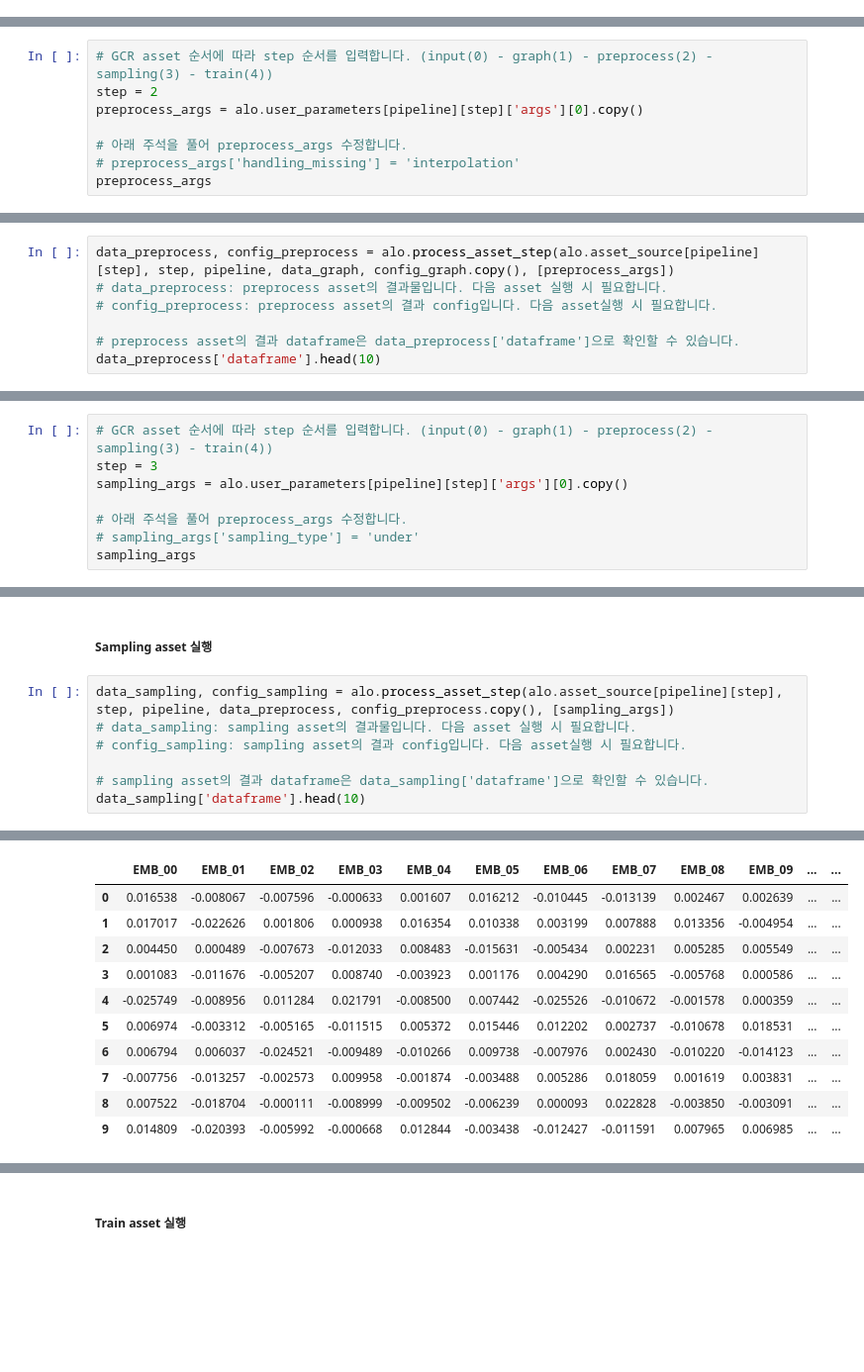
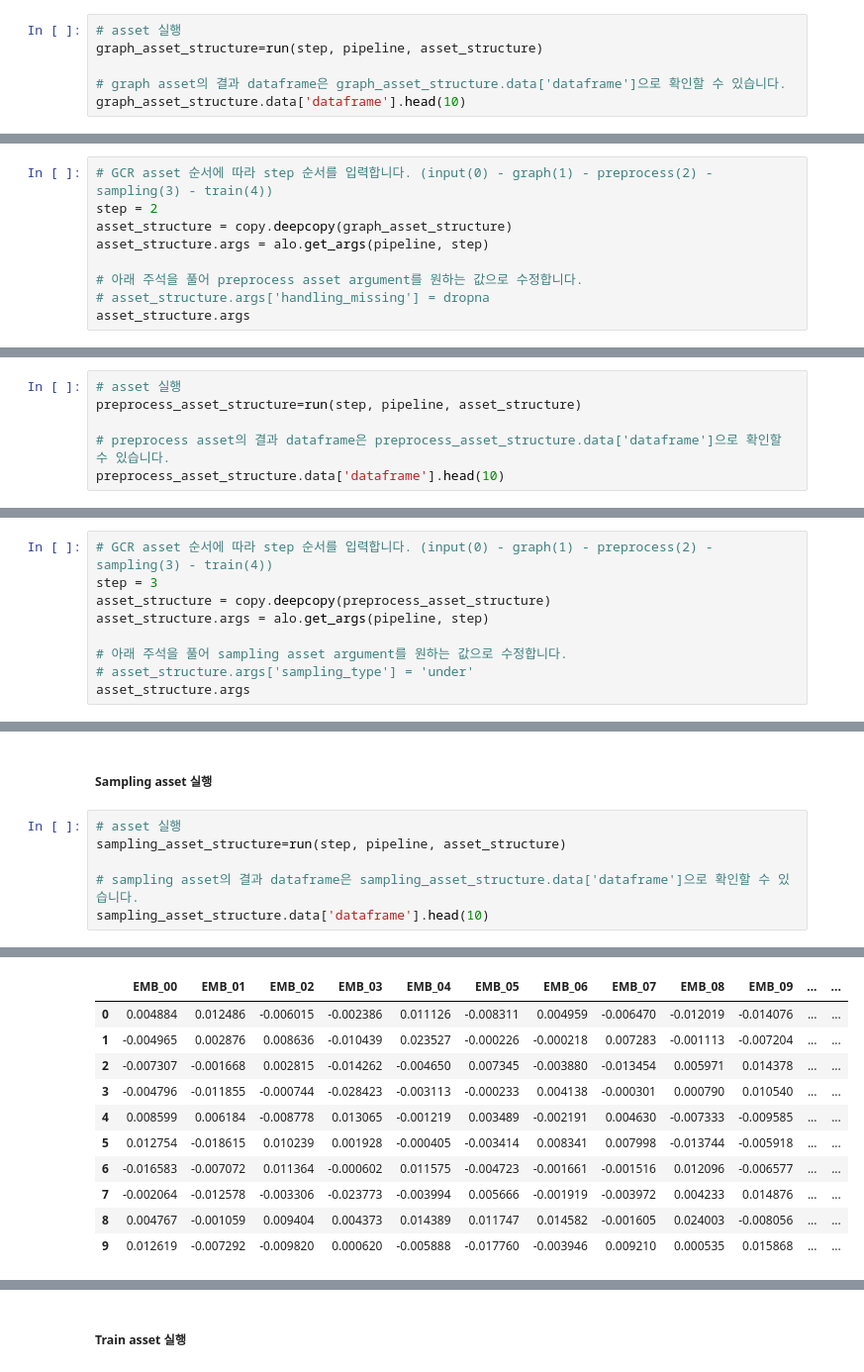
Before and after one commit to mellerikat-aicontents/Graph-powered-Classification-Regression, a Jupyter notebook: GCR_asset_run_template.ipynb, the cells around one changed output, grey strips where cells are left out. Shown at 99% size. Saved outputs shown, nothing was run; the diff lists cells and outputs as text; blank space fills up the shorter version.

```diff
--- a/GCR_asset_run_template.ipynb
+++ b/GCR_asset_run_template.ipynb
@@ -202,0 +145,6 @@ In __del__: pbg deleted
+# %%
+# asset 실행
+graph_asset_structure=run(step, pipeline, asset_structure)
+
+# graph asset의 결과 dataframe은 graph_asset_structure.data['dataframe']으로 확인할 수 있습니다.
+graph_asset_structure.data['dataframe'].head(10)
@@ -209,11 +203,12 @@ In __del__: pbg deleted
 # %%
 # GCR asset 순서에 따라 step 순서를 입력합니다. (input(0) - graph(1) - preprocess(2) - sampling(3) - train(4))
 step = 2
-preprocess_args = alo.user_parameters[pipeline][step]['args'][0].copy()
+asset_structure = copy.deepcopy(graph_asset_structure)
+asset_structure.args = alo.get_args(pipeline, step)
 
-# 아래 주석을 풀어 preprocess_args 수정합니다.
-# preprocess_args['handling_missing'] = 'interpolation'
-preprocess_args
+# 아래 주석을 풀어 preprocess asset argument를 원하는 값으로 수정합니다.
+# asset_structure.args['handling_missing'] = dropna
+asset_structure.args
 # %% [output]
 {'handling_missing': 'interpolation',
  'handling_encoding_y_column': 'is_married',
@@ -223,10 +218,9 @@ preprocess_args
 # %% [markdown]
 ##### Preprocess asset 실행
 # %%
-data_preprocess, config_preprocess = alo.process_asset_step(alo.asset_source[pipeline][step], step, pipeline, data_graph, config_graph.copy(), [preprocess_args])
-# data_preprocess: preprocess asset의 결과물입니다. 다음 asset 실행 시 필요합니다.
-# config_preprocess: preprocess asset의 결과 config입니다. 다음 asset실행 시 필요합니다.
+# asset 실행
+preprocess_asset_structure=run(step, pipeline, asset_structure)
 
-# preprocess asset의 결과 dataframe은 data_preprocess['dataframe']으로 확인할 수 있습니다.
-data_preprocess['dataframe'].head(10)
+# preprocess asset의 결과 dataframe은 preprocess_asset_structure.data['dataframe']으로 확인할 수 있습니다.
+preprocess_asset_structure.data['dataframe'].head(10)
 # %% [output]
@@ -258,11 +262,12 @@ fatal: No names found, cannot describe anything.
 # %%
 # GCR asset 순서에 따라 step 순서를 입력합니다. (input(0) - graph(1) - preprocess(2) - sampling(3) - train(4))
 step = 3
-sampling_args = alo.user_parameters[pipeline][step]['args'][0].copy()
+asset_structure = copy.deepcopy(preprocess_asset_structure)
+asset_structure.args = alo.get_args(pipeline, step)
 
-# 아래 주석을 풀어 preprocess_args 수정합니다.
-# sampling_args['sampling_type'] = 'under'
-sampling_args
+# 아래 주석을 풀어 sampling asset argument를 원하는 값으로 수정합니다.
+# asset_structure.args['sampling_type'] = 'under'
+asset_structure.args
 # %% [output]
 {'sampling_type': 'none',
  'sampling_method': 'negative',
@@ -277,10 +282,9 @@ sampling_args
 # %% [markdown]
 ##### Sampling asset 실행
 # %%
-data_sampling, config_sampling = alo.process_asset_step(alo.asset_source[pipeline][step], step, pipeline, data_preprocess, config_preprocess.copy(), [sampling_args])
-# data_sampling: sampling asset의 결과물입니다. 다음 asset 실행 시 필요합니다.
-# config_sampling: sampling asset의 결과 config입니다. 다음 asset실행 시 필요합니다.
+# asset 실행
+sampling_asset_structure=run(step, pipeline, asset_structure)
 
-# sampling asset의 결과 dataframe은 data_sampling['dataframe']으로 확인할 수 있습니다.
-data_sampling['dataframe'].head(10)
+# sampling asset의 결과 dataframe은 sampling_asset_structure.data['dataframe']으로 확인할 수 있습니다.
+sampling_asset_structure.data['dataframe'].head(10)
 # %% [output]
@@ -291,14 +308,14 @@ data_sampling['dataframe'].head(10)
 |  | EMB_00 | EMB_01 | EMB_02 | EMB_03 | EMB_04 | EMB_05 | EMB_06 | EMB_07 | EMB_08 | EMB_09 | ... | ... |
-| 0 | 0.016538 | -0.008067 | -0.007596 | -0.000633 | 0.001607 | 0.016212 | -0.010445 | -0.013139 | 0.002467 | 0.002639 | ... | ... |
-| 1 | 0.017017 | -0.022626 | 0.001806 | 0.000938 | 0.016354 | 0.010338 | 0.003199 | 0.007888 | 0.013356 | -0.004954 | ... | ... |
-| 2 | 0.004450 | 0.000489 | -0.007673 | -0.012033 | 0.008483 | -0.015631 | -0.005434 | 0.002231 | 0.005285 | 0.005549 | ... | ... |
-| 3 | 0.001083 | -0.011676 | -0.005207 | 0.008740 | -0.003923 | 0.001176 | 0.004290 | 0.016565 | -0.005768 | 0.000586 | ... | ... |
-| 4 | -0.025749 | -0.008956 | 0.011284 | 0.021791 | -0.008500 | 0.007442 | -0.025526 | -0.010672 | -0.001578 | 0.000359 | ... | ... |
-| 5 | 0.006974 | -0.003312 | -0.005165 | -0.011515 | 0.005372 | 0.015446 | 0.012202 | 0.002737 | -0.010678 | 0.018531 | ... | ... |
-| 6 | 0.006794 | 0.006037 | -0.024521 | -0.009489 | -0.010266 | 0.009738 | -0.007976 | 0.002430 | -0.010220 | -0.014123 | ... | ... |
-| 7 | -0.007756 | -0.013257 | -0.002573 | 0.009958 | -0.001874 | -0.003488 | 0.005286 | 0.018059 | 0.001619 | 0.003831 | ... | ... |
-| 8 | 0.007522 | -0.018704 | -0.000111 | -0.008999 | -0.009502 | -0.006239 | 0.000093 | 0.022828 | -0.003850 | -0.003091 | ... | ... |
-| 9 | 0.014809 | -0.020393 | -0.005992 | -0.000668 | 0.012844 | -0.003438 | -0.012427 | -0.011591 | 0.007965 | 0.006985 | ... | ... |
+| 0 | 0.004884 | 0.012486 | -0.006015 | -0.002386 | 0.011126 | -0.008311 | 0.004959 | -0.006470 | -0.012019 | -0.014076 | ... | ... |
+| 1 | -0.004965 | 0.002876 | 0.008636 | -0.010439 | 0.023527 | -0.000226 | -0.000218 | 0.007283 | -0.001113 | -0.007204 | ... | ... |
+| 2 | -0.007307 | -0.001668 | 0.002815 | -0.014262 | -0.004650 | 0.007345 | -0.003880 | -0.013454 | 0.005971 | 0.014378 | ... | ... |
+| 3 | -0.004796 | -0.011855 | -0.000744 | -0.028423 | -0.003113 | -0.000233 | 0.004138 | -0.000301 | 0.000790 | 0.010540 | ... | ... |
+| 4 | 0.008599 | 0.006184 | -0.008778 | 0.013065 | -0.001219 | 0.003489 | -0.002191 | 0.004630 | -0.007333 | -0.009585 | ... | ... |
+| 5 | 0.012754 | -0.018615 | 0.010239 | 0.001928 | -0.000405 | -0.003414 | 0.008341 | 0.007998 | -0.013744 | -0.005918 | ... | ... |
+| 6 | -0.016583 | -0.007072 | 0.011364 | -0.000602 | 0.011575 | -0.004723 | -0.001661 | -0.001516 | 0.012096 | -0.006577 | ... | ... |
+| 7 | -0.002064 | -0.012578 | -0.003306 | -0.023773 | -0.003994 | 0.005666 | -0.001919 | -0.003972 | 0.004233 | 0.014876 | ... | ... |
+| 8 | 0.004767 | -0.001059 | 0.009404 | 0.004373 | 0.014389 | 0.011747 | 0.014582 | -0.001605 | 0.024003 | -0.008056 | ... | ... |
+| 9 | 0.012619 | -0.007292 | -0.009820 | 0.000620 | -0.005888 | -0.017760 | -0.003946 | 0.009210 | 0.000535 | 0.015868 | ... | ... |
 10 rows × 131 columns
 # %% [markdown]
 </br>
```
Also changed, not shown: parts of 35 cells of this notebook, 1 other file.
